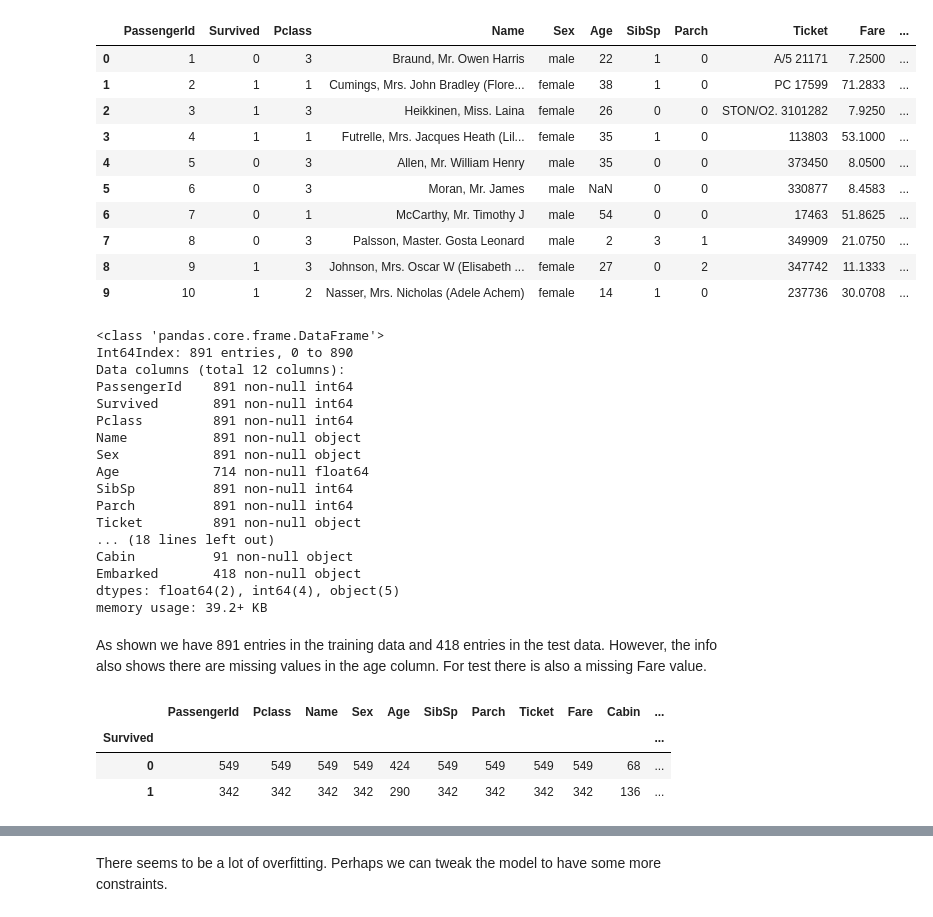
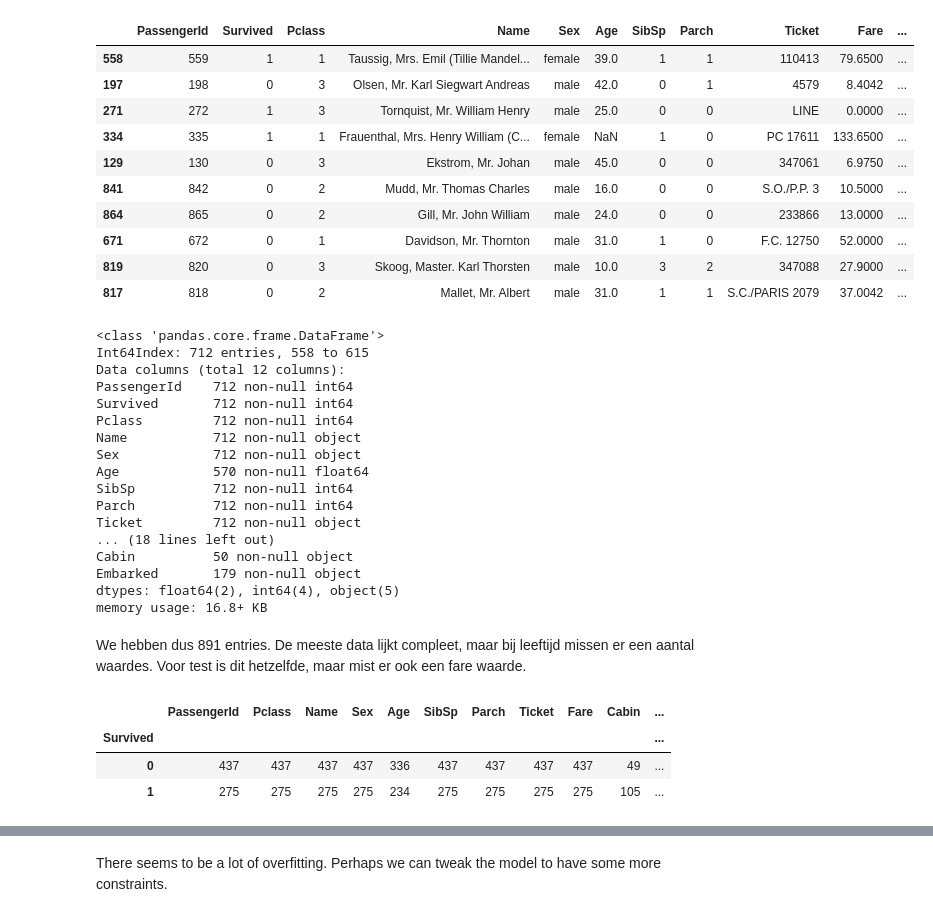
Before and after one commit to Wolterr/Python-demo---Titanic, a Jupyter notebook: Tooling Seminar - Titanic.ipynb, the cells around one changed output, grey strips where cells are left out. Cells and saved outputs as stored; diff of their text form; code cells hidden in the pictures.

```diff
--- a/Tooling Seminar - Titanic.ipynb
+++ b/Tooling Seminar - Titanic.ipynb
@@ -18,52 +19,53 @@ from sklearn.ensemble import RandomForestClassifier
 # %%
 # Read data
-train_data = pd.read_csv('./data/train.csv')
-test_data = pd.read_csv('./data/test.csv')
-test_y = pd.read_csv('./data/gender_submission.csv').Survived
+train_data = pd.read_csv('./train.csv')
+
+train_data, test_data = train_test_split(train_data, test_size = 0.2)
+test_y = test_data.Survived
+test_data.drop('Survived', axis=1, inplace=True)
 
 train_data.head(10)
 # %% [output]
 |  | PassengerId | Survived | Pclass | Name | Sex | Age | SibSp | Parch | Ticket | Fare | ... |
-| 0 | 1 | 0 | 3 | Braund, Mr. Owen Harris | male | 22 | 1 | 0 | A/5 21171 | 7.2500 | ... |
-| 1 | 2 | 1 | 1 | Cumings, Mrs. John Bradley (Flore... | female | 38 | 1 | 0 | PC 17599 | 71.2833 | ... |
-| 2 | 3 | 1 | 3 | Heikkinen, Miss. Laina | female | 26 | 0 | 0 | STON/O2. 3101282 | 7.9250 | ... |
-| 3 | 4 | 1 | 1 | Futrelle, Mrs. Jacques Heath (Lil... | female | 35 | 1 | 0 | 113803 | 53.1000 | ... |
-| 4 | 5 | 0 | 3 | Allen, Mr. William Henry | male | 35 | 0 | 0 | 373450 | 8.0500 | ... |
-| 5 | 6 | 0 | 3 | Moran, Mr. James | male | NaN | 0 | 0 | 330877 | 8.4583 | ... |
-| 6 | 7 | 0 | 1 | McCarthy, Mr. Timothy J | male | 54 | 0 | 0 | 17463 | 51.8625 | ... |
-| 7 | 8 | 0 | 3 | Palsson, Master. Gosta Leonard | male | 2 | 3 | 1 | 349909 | 21.0750 | ... |
-| 8 | 9 | 1 | 3 | Johnson, Mrs. Oscar W (Elisabeth ... | female | 27 | 0 | 2 | 347742 | 11.1333 | ... |
-| 9 | 10 | 1 | 2 | Nasser, Mrs. Nicholas (Adele Achem) | female | 14 | 1 | 0 | 237736 | 30.0708 | ... |
+| 558 | 559 | 1 | 1 | Taussig, Mrs. Emil (Tillie Mandel... | female | 39.0 | 1 | 1 | 110413 | 79.6500 | ... |
+| 197 | 198 | 0 | 3 | Olsen, Mr. Karl Siegwart Andreas | male | 42.0 | 0 | 1 | 4579 | 8.4042 | ... |
+| 271 | 272 | 1 | 3 | Tornquist, Mr. William Henry | male | 25.0 | 0 | 0 | LINE | 0.0000 | ... |
+| 334 | 335 | 1 | 1 | Frauenthal, Mrs. Henry William (C... | female | NaN | 1 | 0 | PC 17611 | 133.6500 | ... |
+| 129 | 130 | 0 | 3 | Ekstrom, Mr. Johan | male | 45.0 | 0 | 0 | 347061 | 6.9750 | ... |
+| 841 | 842 | 0 | 2 | Mudd, Mr. Thomas Charles | male | 16.0 | 0 | 0 | S.O./P.P. 3 | 10.5000 | ... |
+| 864 | 865 | 0 | 2 | Gill, Mr. John William | male | 24.0 | 0 | 0 | 233866 | 13.0000 | ... |
+| 671 | 672 | 0 | 1 | Davidson, Mr. Thornton | male | 31.0 | 1 | 0 | F.C. 12750 | 52.0000 | ... |
+| 819 | 820 | 0 | 3 | Skoog, Master. Karl Thorsten | male | 10.0 | 3 | 2 | 347088 | 27.9000 | ... |
+| 817 | 818 | 0 | 2 | Mallet, Mr. Albert | male | 31.0 | 1 | 1 | S.C./PARIS 2079 | 37.0042 | ... |
 # %%
 train_data.info()
 print("--------------")
 test_data.info()
 # %% [output]
 <class 'pandas.core.frame.DataFrame'>
-Int64Index: 891 entries, 0 to 890
+Int64Index: 712 entries, 558 to 615
 Data columns (total 12 columns):
-PassengerId    891 non-null int64
-Survived       891 non-null int64
-Pclass         891 non-null int64
-Name           891 non-null object
-Sex            891 non-null object
-Age            714 non-null float64
-SibSp          891 non-null int64
-Parch          891 non-null int64
-Ticket         891 non-null object
+PassengerId    712 non-null int64
+Survived       712 non-null int64
+Pclass         712 non-null int64
+Name           712 non-null object
+Sex            712 non-null object
+Age            570 non-null float64
+SibSp          712 non-null int64
+Parch          712 non-null int64
+Ticket         712 non-null object
 ... (18 lines left out)
-Cabin          91 non-null object
-Embarked       418 non-null object
+Cabin          50 non-null object
+Embarked       179 non-null object
 dtypes: float64(2), int64(4), object(5)
-memory usage: 39.2+ KB
+memory usage: 16.8+ KB
-# %% [markdown]
-As shown we have 891 entries in the training data and 418 entries in the test data.
-However, the info also shows there are missing values in the age column. For test there is also a missing Fare value.
+# %% [markdown]
+We hebben dus 891 entries. De meeste data lijkt compleet, maar bij leeftijd missen er een aantal waardes. Voor test is dit hetzelfde, maar mist er ook een fare waarde.
 # %%
 grouped = train_data.groupby('Survived')
 grouped.count()
 # %% [output]
 |  | PassengerId | Pclass | Name | Sex | Age | SibSp | Parch | Ticket | Fare | Cabin | ... |
 | Survived |  |  |  |  |  |  |  |  |  |  | ... |
-| 0 | 549 | 549 | 549 | 549 | 424 | 549 | 549 | 549 | 549 | 68 | ... |
-| 1 | 342 | 342 | 342 | 342 | 290 | 342 | 342 | 342 | 342 | 136 | ... |
+| 0 | 437 | 437 | 437 | 437 | 336 | 437 | 437 | 437 | 437 | 49 | ... |
+| 1 | 275 | 275 | 275 | 275 | 234 | 275 | 275 | 275 | 275 | 105 | ... |
```
Also changed, not shown: parts of 23 cells of this notebook, 1 other file.
